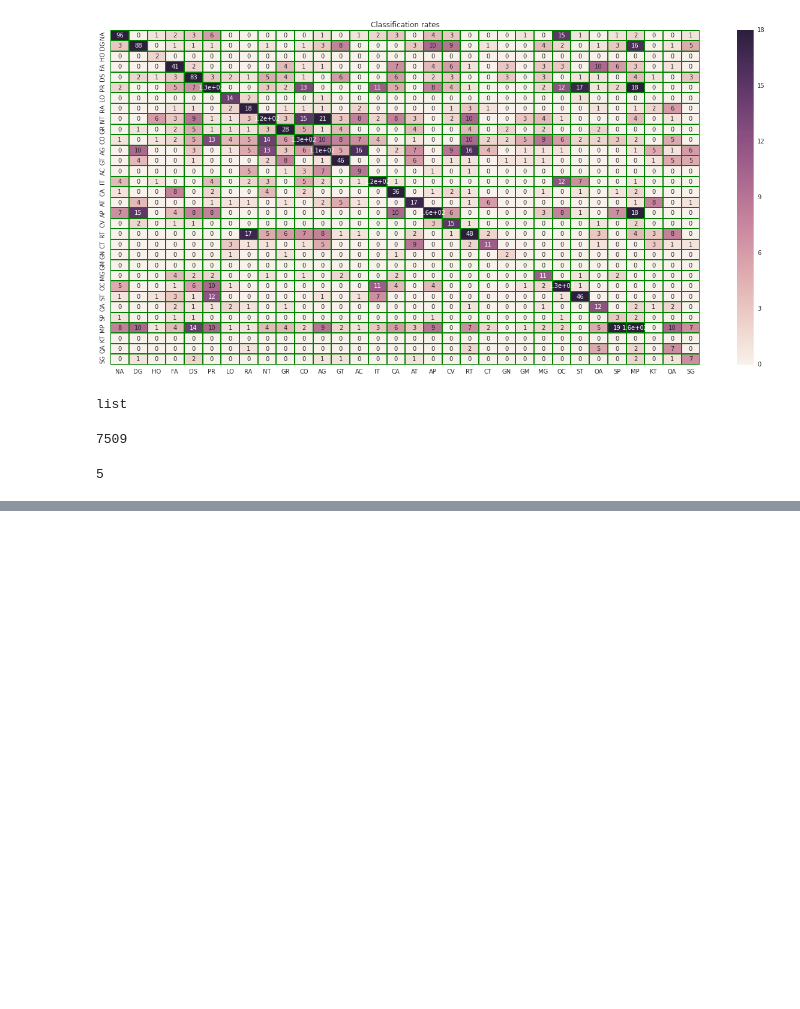
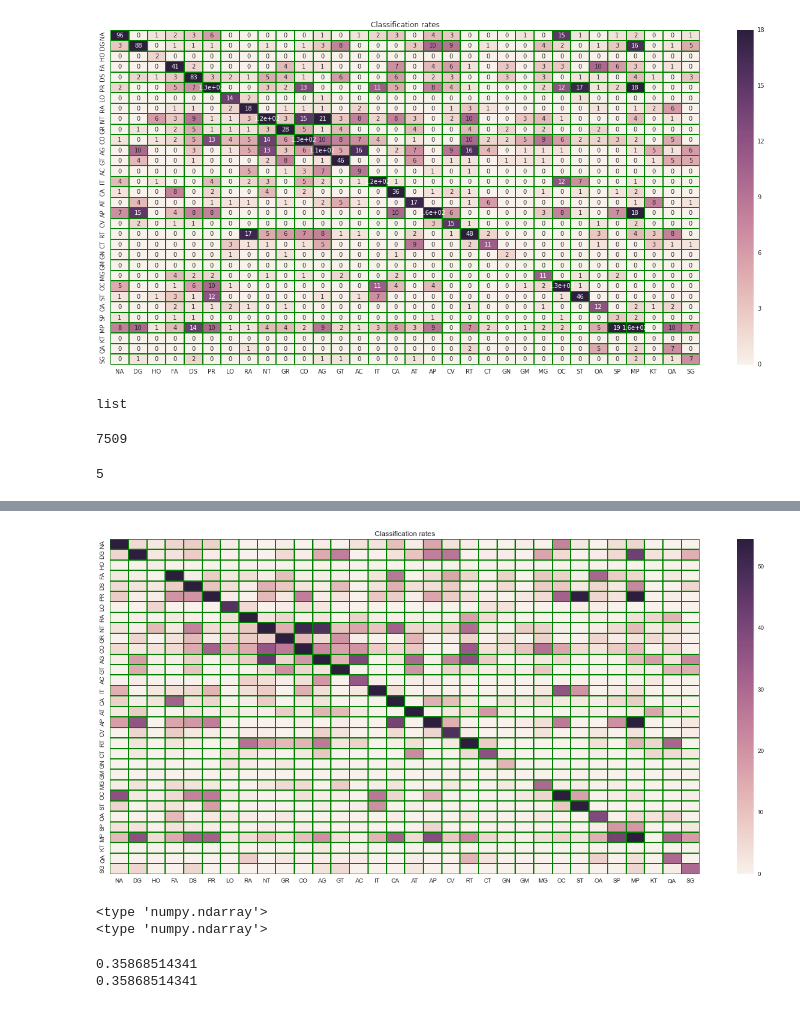
Before and after one commit to ColinFerguson/Project, a Jupyter notebook: Paper_predictions.ipynb, the cells around one changed output, grey strips where cells are left out. Cells and saved outputs as stored; diff of their text form; code cells hidden in the pictures; blank space fills up the shorter version.

```diff
--- a/Paper_predictions.ipynb
+++ b/Paper_predictions.ipynb
@@ -753,0 +897,3 @@ for ix in range(5):
+# %%
+with open('heat_df.pkl', 'r') as g:
+    heat_df = pickle.load(g)
@@ -753,0 +910,18 @@ for ix in range(5):
+# %%
+plt.figure(figsize=(22,10))
+ax = sns.heatmap(heat_df, annot=False, linewidths=1, robust=True, linecolor='green')
+plt.title('Classification rates')
+plt.savefig('heatmap.jpg')
+# %% [output]
+[figure, added]
+# %%
+title_data = math_df['title'].values
+targets = math_df['label'].values
+print type(title_data)
+title_data = list(title_data)
+title_data = clean_pdf_text(title_data)
+title_data = np.array(title_data)
+print type(title_data)
+# %% [output]
+<type 'numpy.ndarray'>
+<type 'numpy.ndarray'>
@@ -753,0 +934,10 @@ for ix in range(5):
+# %%
+M_test_title = tfidf_title.transform(X_test_title)
+ovr_title = OneVsRestClassifier(LogisticRegression(C=1, penalty='l2'), n_jobs=-1)
+ovr_title.fit(M_title, y_train_title)
+preds_title = ovr_title.predict(M_test_title)
+print ovr_title.score(M_test_title, y_test_title)
+print accuracy_score(preds_title, y_test_title)
+# %% [output]
+0.35868514341
+0.35868514341
```
Also changed, not shown: parts of 35 cells of this notebook, 2 other files.
